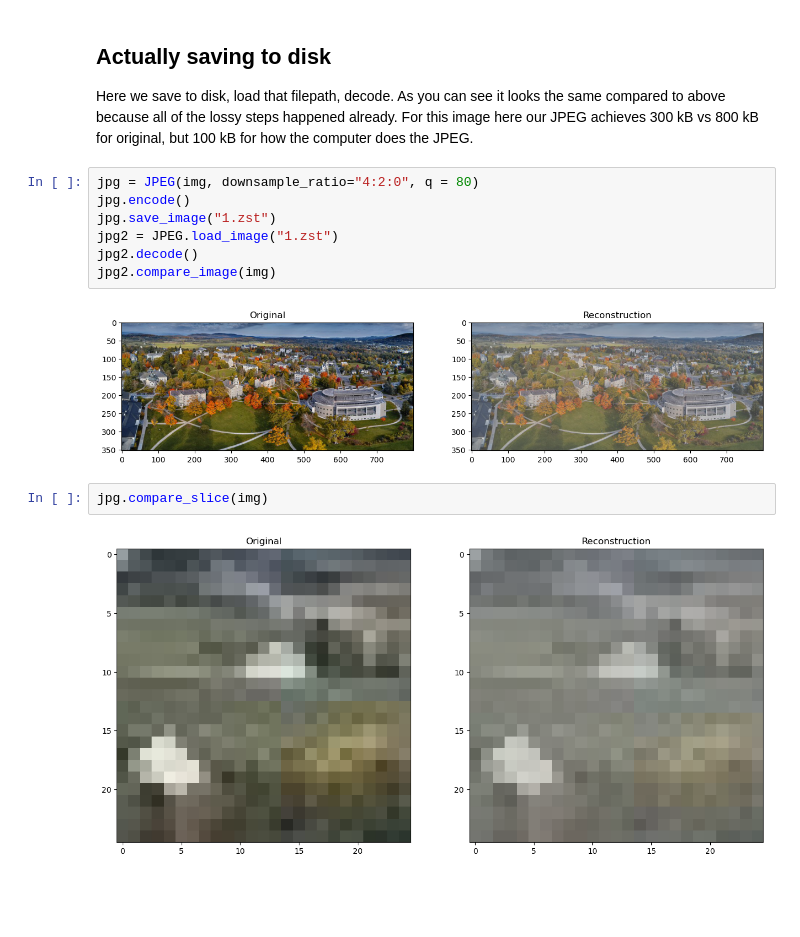
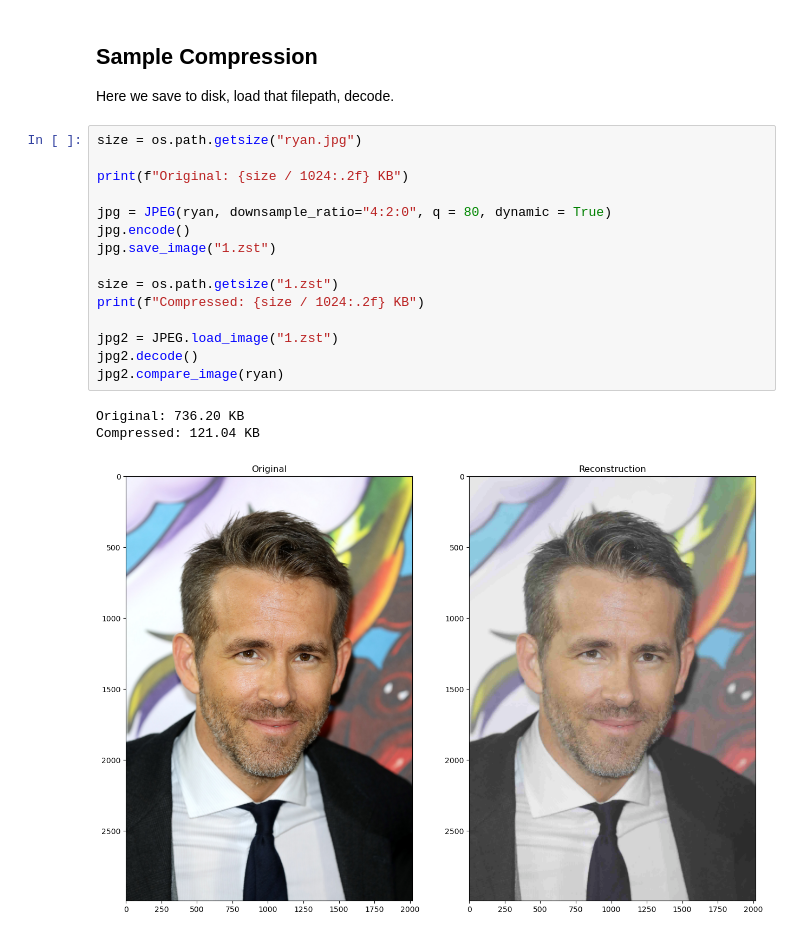
Before and after one commit to terryluongo/compressiondotzip, a Jupyter notebook: jpeg.ipynb, the cells around one changed output. Saved outputs shown, nothing was run; the diff lists cells and outputs as text; blank space fills up the shorter version.

Commit message:
moved jpeg class to new file; created graphs comparing filesize vs quality vs ssim

```diff
--- a/jpeg.ipynb
+++ b/jpeg.ipynb
@@ -197,17 +49,23 @@ print(img[:, :, 1].max())
 # %% [markdown]
-## Actually saving to disk
+## Sample Compression
 
-Here we save to disk, load that filepath, decode.  As you can see it looks the same compared to above because all of the lossy steps happened already.  For this image here our JPEG achieves 300 kB vs 800 kB for original, but 100 kB for how the computer does the JPEG.
+Here we save to disk, load that filepath, decode.
 # %%
-jpg = JPEG(img, downsample_ratio="4:2:0", q = 80)
+size = os.path.getsize("ryan.jpg")
+
+print(f"Original: {size / 1024:.2f} KB")
+
+jpg = JPEG(ryan, downsample_ratio="4:2:0", q = 80, dynamic = True)
 jpg.encode()
 jpg.save_image("1.zst")
+
+size = os.path.getsize("1.zst")
+print(f"Compressed: {size / 1024:.2f} KB")
+
 jpg2 = JPEG.load_image("1.zst")
 jpg2.decode()
-jpg2.compare_image(img)
+jpg2.compare_image(ryan)
 # %% [output]
+Original: 736.20 KB
+Compressed: 121.04 KB
-[figure, old version]
+[figure, new version]
-# %%
-jpg.compare_slice(img)
-# %% [output]
-[figure, removed]
```
Also changed, not shown: parts of 23 cells of this notebook, 8 other files.
